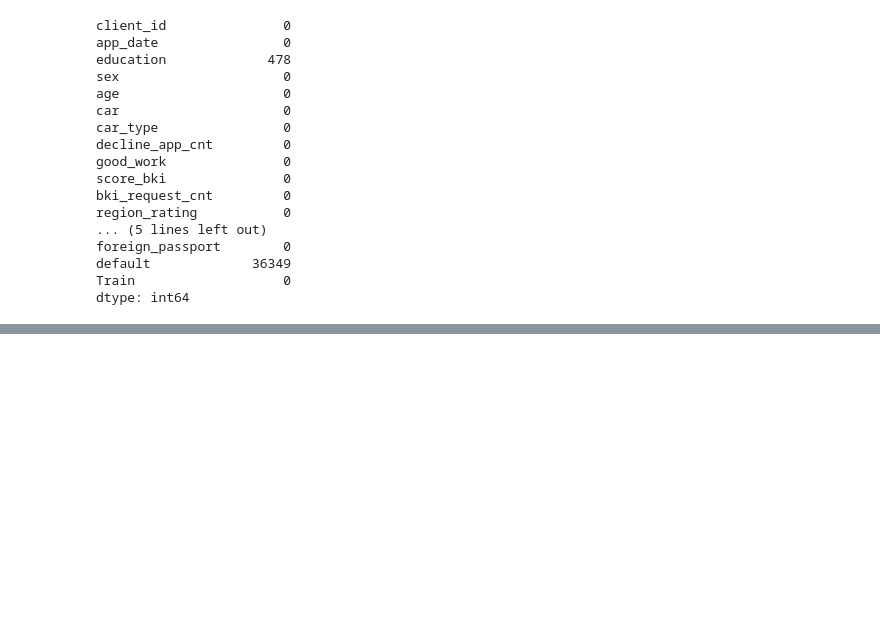
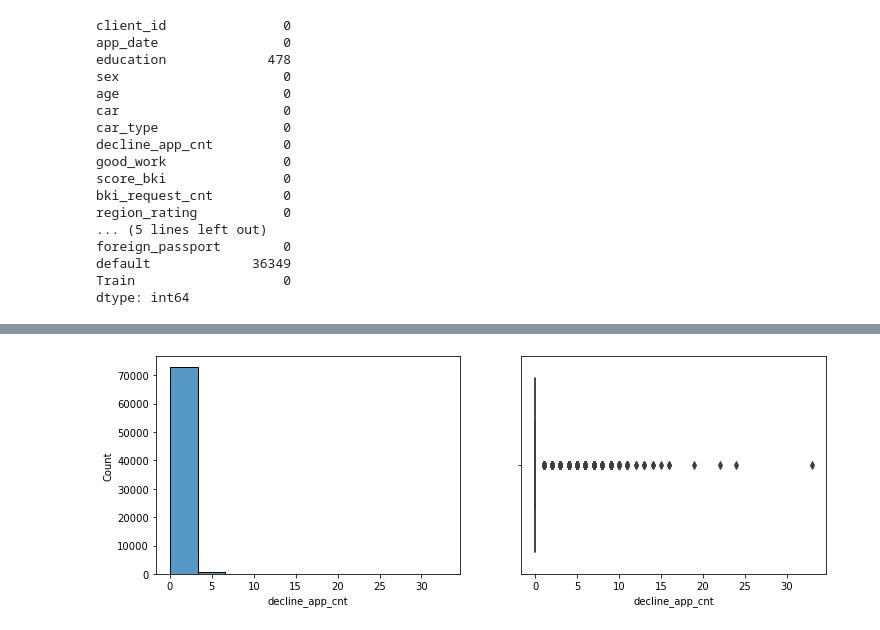
Before and after one commit to Golovolastik/skillfactory_rds, a Jupyter notebook: module_5/credit_scoring.ipynb, the cells around one changed output, grey strips where cells are left out. Cells and saved outputs as stored; diff of their text form; code cells hidden in the pictures; blank space fills up the shorter version.

```diff
--- a/module_5/credit_scoring.ipynb
+++ b/module_5/credit_scoring.ipynb
@@ -118,0 +193,4 @@ dtype: int64
+# %%
+draw_plot(train, 'decline_app_cnt')
+# %% [output]
+[figure, added]
```
Also changed, not shown: parts of 21 cells of this notebook.
